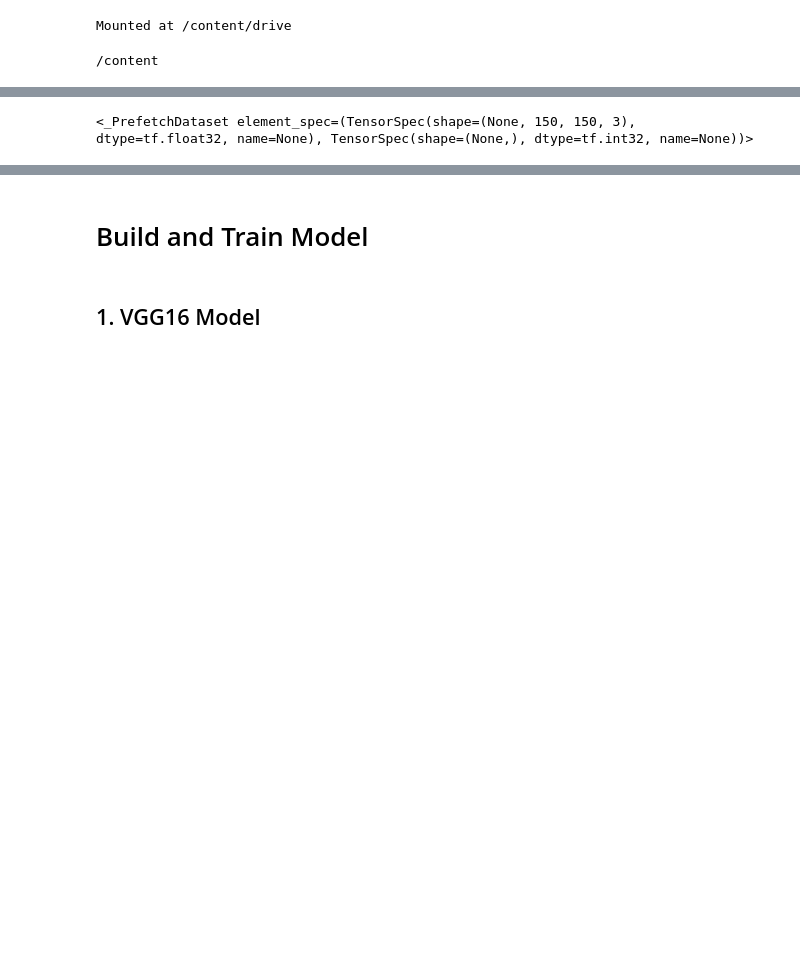
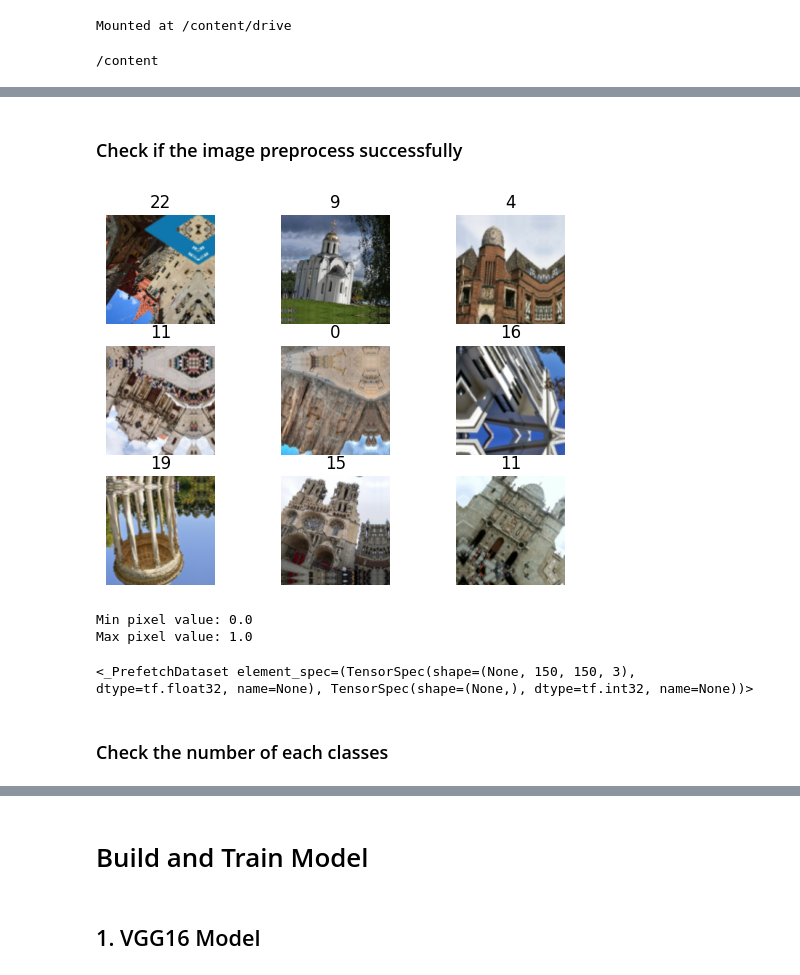
Before and after one commit to lorisduray/archi_project, a Jupyter notebook: notebook/archi_style_CNN.ipynb, the cells around one changed output, grey strips where cells are left out. Drawn from its saved outputs; the diff is of its cells as text; code cells hidden in the pictures; blank space fills up the shorter version.

```diff
--- a/notebook/archi_style_CNN.ipynb
+++ b/notebook/archi_style_CNN.ipynb
@@ -358,7 +380,33 @@ test_data = test_data.map(lambda x, y: (normalization_layer(x), y), num_parallel
 train_data = train_data.cache().prefetch(buffer_size=AUTOTUNE)
 val_data = val_data.cache().prefetch(buffer_size=AUTOTUNE)
 test_data = test_data.cache().prefetch(buffer_size=AUTOTUNE)
+# %% [markdown]
+### Check if the image preprocess successfully
+# %%
+# Check if the images has been augmentated sucessfully
+import matplotlib.pyplot as plt
+
+for images, labels in train_data.take(1):  # Take a batch from the train_data
+    for i in range(9):  # Display the first 9 images
+        ax = plt.subplot(3, 3, i + 1)
+        plt.imshow(images[i].numpy())  # No conversion
+        plt.title(int(labels[i]))
+        plt.axis("off")
+plt.show()
+# %% [output]
+[figure, added]
+# %%
+# Check if the images has been normalized sucessfully
+
+for images, _ in train_data.take(1):  # Take a batch from the train_data
+    print("Min pixel value:", tf.reduce_min(images).numpy())
+    print("Max pixel value:", tf.reduce_max(images).numpy())
+# %% [output]
+Min pixel value: 0.0
+Max pixel value: 1.0
 # %%
 train_data
 # %% [output]
 <_PrefetchDataset element_spec=(TensorSpec(shape=(None, 150, 150, 3), dtype=tf.float32, name=None), TensorSpec(shape=(None,), dtype=tf.int32, name=None))>
+# %% [markdown]
+### Check the number of each classes
```
Also changed, not shown: parts of 18 cells of this notebook.
